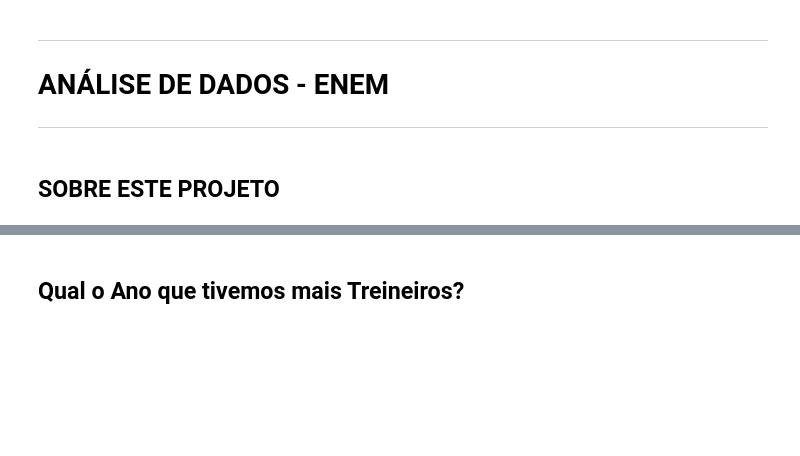
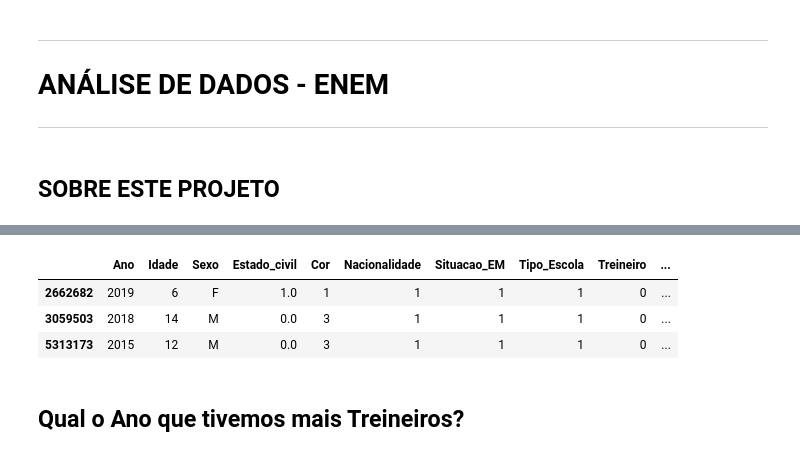
Before and after one commit to LiamFer/ENEM-Analysis, a Jupyter notebook: main_analysis.ipynb, the cells around one changed output, grey strips where cells are left out. Cells and saved outputs as stored; diff of their text form; code cells hidden in the pictures; blank space fills up the shorter version.

```diff
--- a/main_analysis.ipynb
+++ b/main_analysis.ipynb
@@ -198,3 +164,10 @@ enem = pd.concat(enem_collection)
+# %%
+enem.sample(3)
+# %% [output]
+|  | Ano | Idade | Sexo | Estado_civil | Cor | Nacionalidade | Situacao_EM | Tipo_Escola | Treineiro | ... |
+| 2662682 | 2019 | 6 | F | 1.0 | 1 | 1 | 1 | 1 | 0 | ... |
+| 3059503 | 2018 | 14 | M | 0.0 | 3 | 1 | 1 | 1 | 0 | ... |
+| 5313173 | 2015 | 12 | M | 0.0 | 3 | 1 | 1 | 1 | 0 | ... |
 # %% [markdown]
 ## Qual o Ano que tivemos mais Treineiros?
 # %%
```
Also changed, not shown: parts of 19 cells of this notebook, 2 other files.
